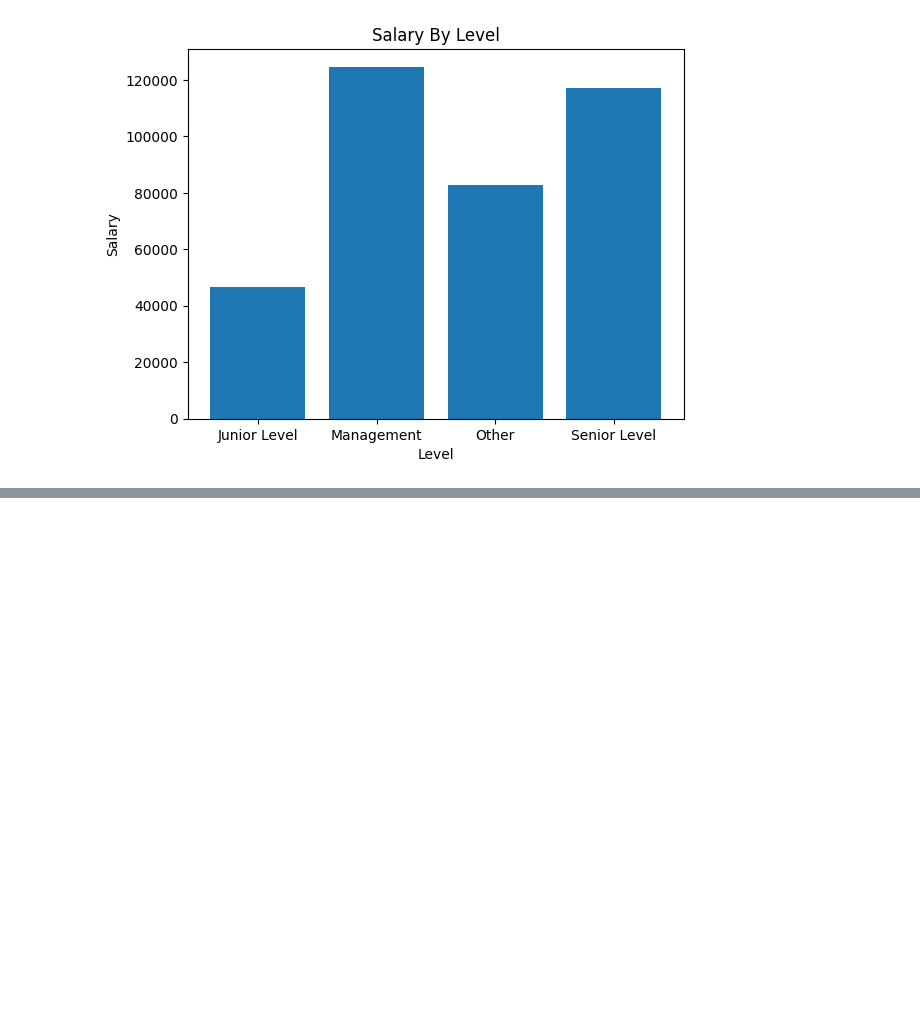
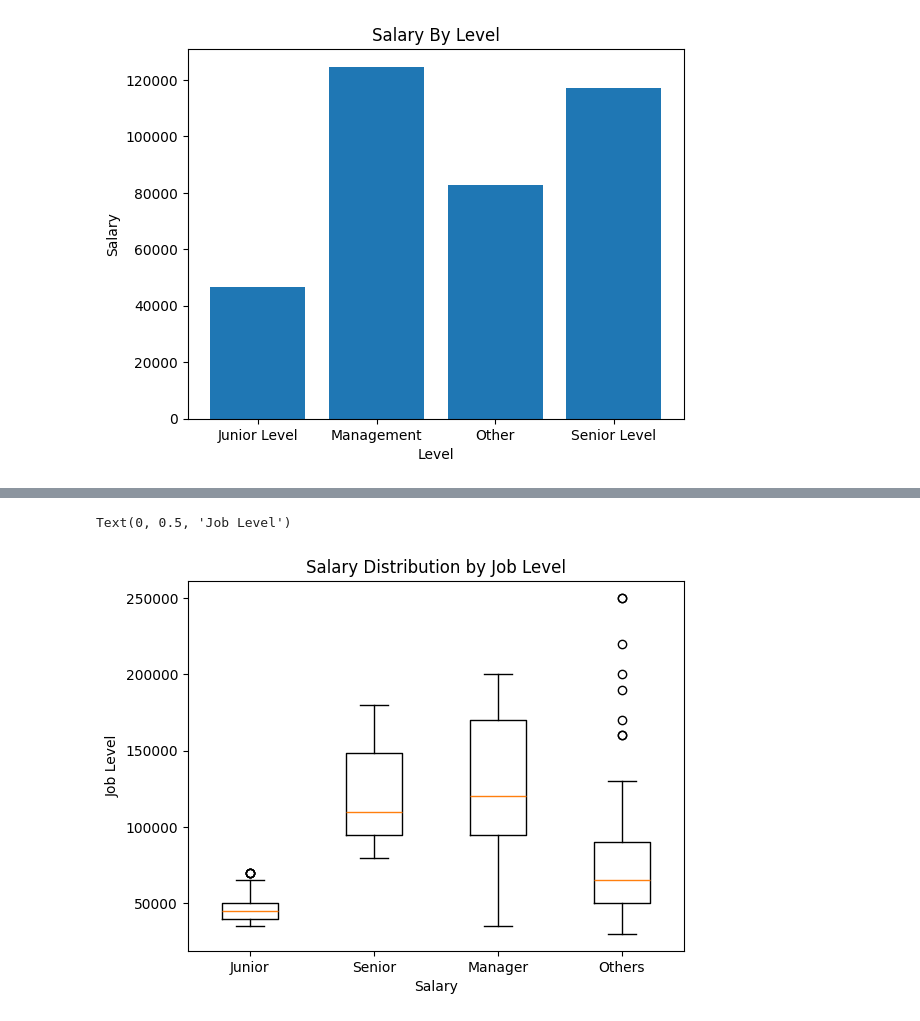
Before and after one commit to Sarajml98/salary-data-analysis, a Jupyter notebook: salary.ipynb, the cells around one changed output, grey strips where cells are left out. Drawn from its saved outputs; the diff is of its cells as text; code cells hidden in the pictures; blank space fills up the shorter version.

```diff
--- a/salary.ipynb
+++ b/salary.ipynb
@@ -576,0 +593,12 @@ Text(0.5, 0, 'Level')
+# %%
+Manager_Salary=df[df["Job Level"]=="Management"]["Salary"]
+# %%
+Other_Salary=df[df["Job Level"]=="Other"]["Salary"]
+# %%
+plt.boxplot([Junior_Salary , Senior_Salary, Manager_Salary , Other_Salary],tick_labels=["Junior" , "Senior" , "Manager","Others"])
+plt.title("Salary Distribution by Job Level")
+plt.xlabel("Salary")
+plt.ylabel("Job Level")
+# %% [output]
+Text(0, 0.5, 'Job Level')
+[figure, added]
```
Also changed, not shown: parts of 3 cells of this notebook.
